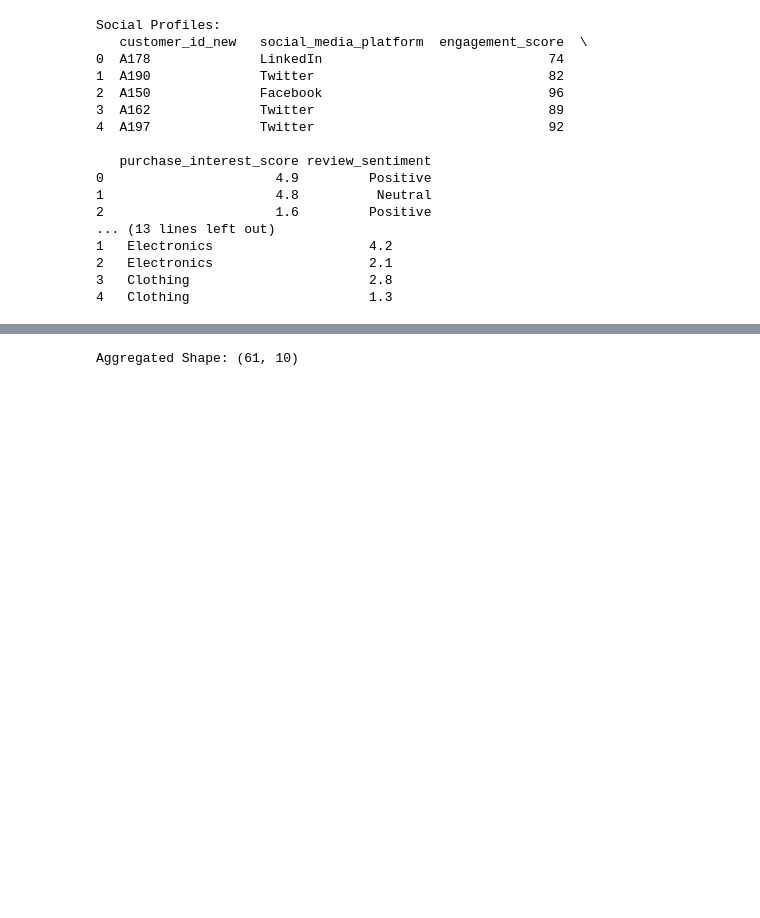
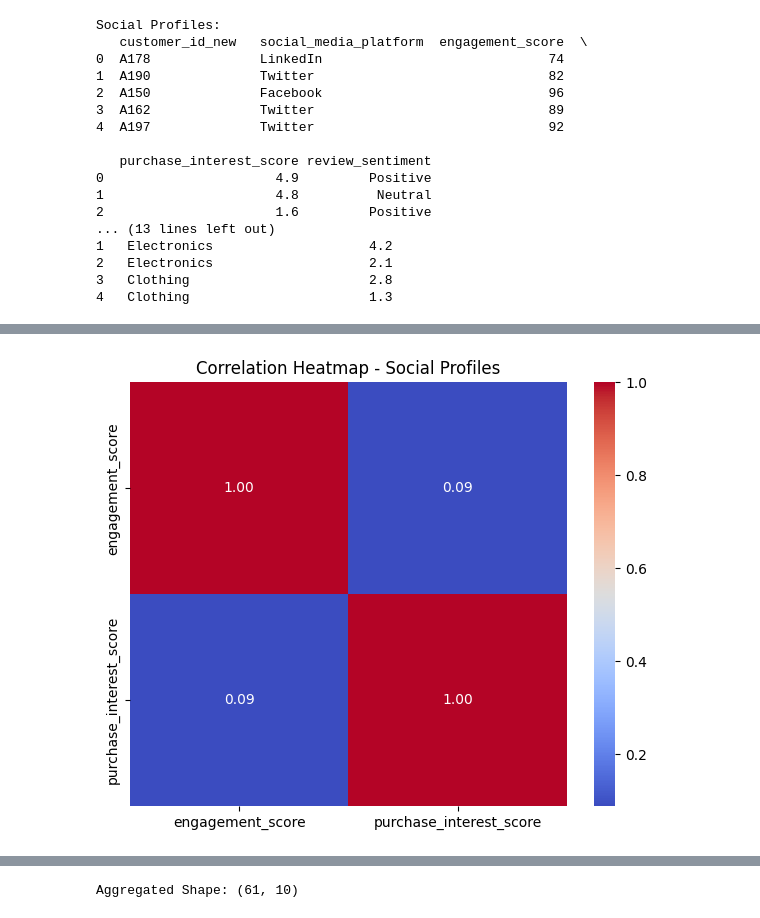
Before and after one commit to MichaelMusembi/GRP17_Multimodal_Data-_Preprocessing, a Jupyter notebook: multimodal-auth-system/notebook/data_preprocessing.ipynb, the cells around one changed output, grey strips where cells are left out. Cells and saved outputs as stored; diff of their text form; code cells hidden in the pictures; blank space fills up the shorter version.

```diff
--- a/multimodal-auth-system/notebook/data_preprocessing.ipynb
+++ b/multimodal-auth-system/notebook/data_preprocessing.ipynb
@@ -47,0 +120,11 @@ Social Profiles:
+# %%
+# Correlation heatmap for social profiles
+numeric_cols = ['engagement_score', 'purchase_interest_score']
+plt.figure(figsize=(6, 5))
+sns.heatmap(social_profiles[numeric_cols].apply(pd.to_numeric, errors='coerce').corr(),
+            annot=True, cmap='coolwarm', fmt='.2f')
+plt.title("Correlation Heatmap - Social Profiles")
+plt.tight_layout()
+plt.show()
+# %% [output]
+[figure, added]
```
Also changed, not shown: parts of 25 cells of this notebook.
